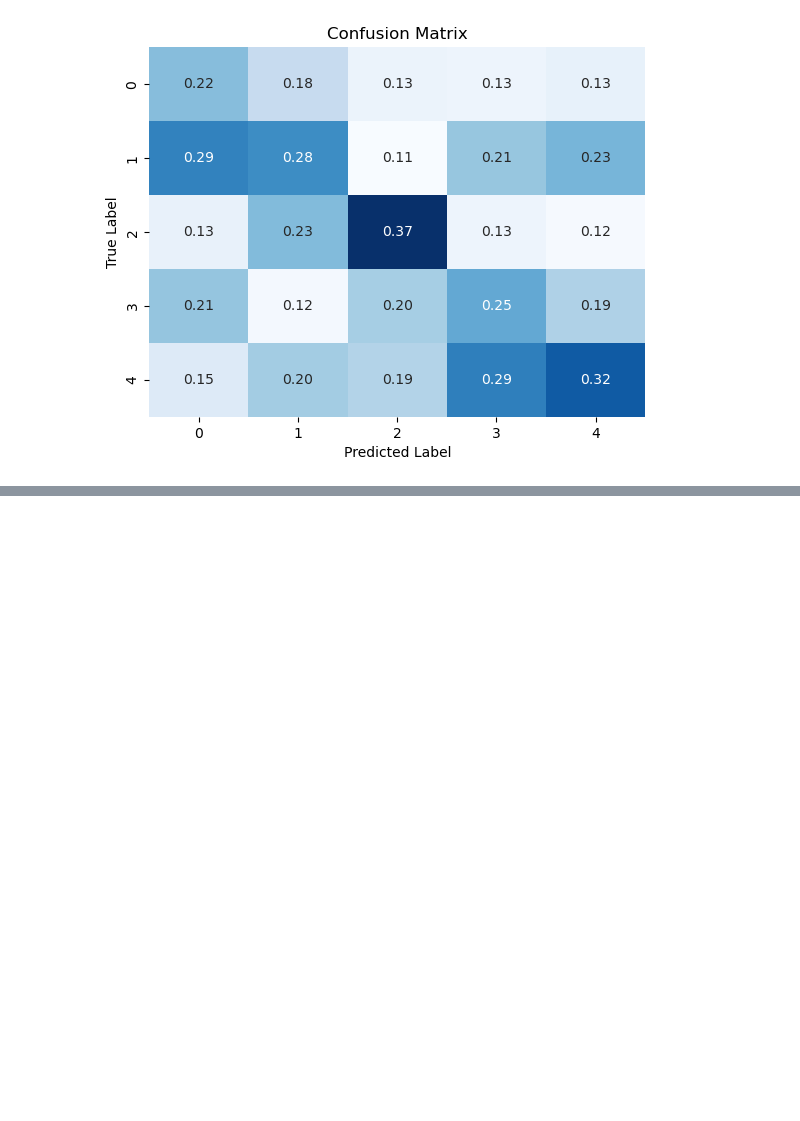
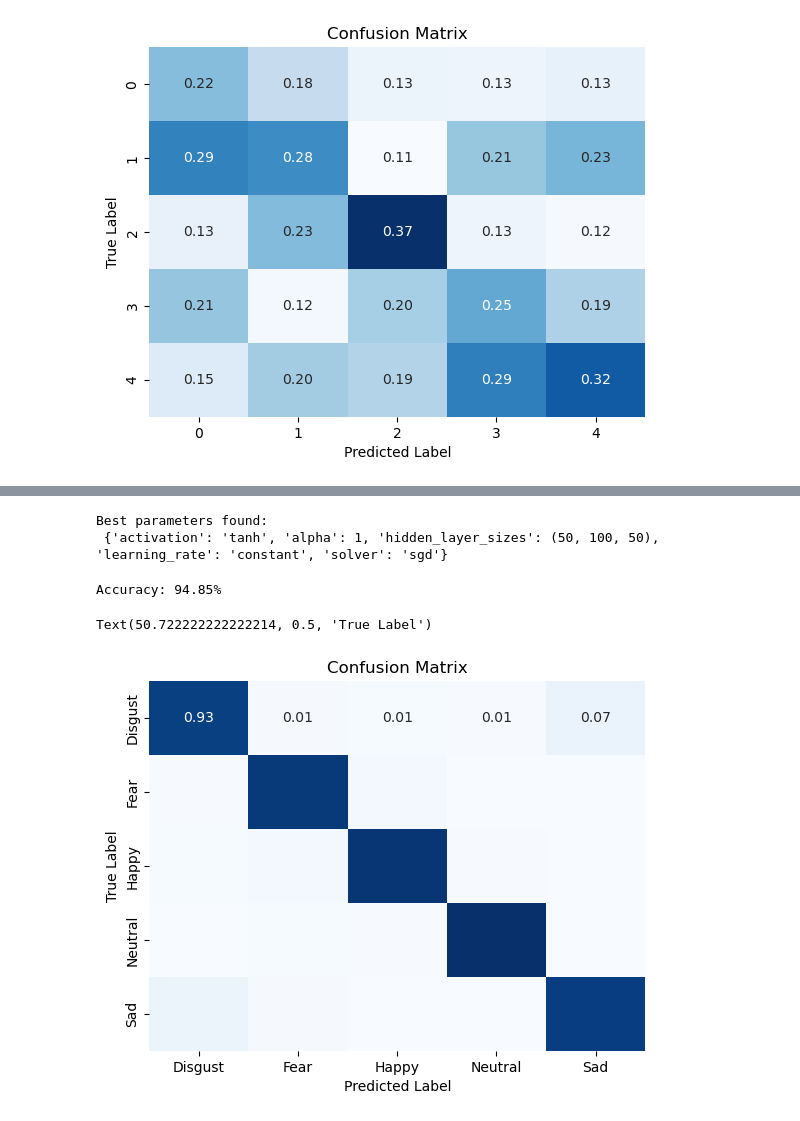
Before and after one commit to cmanna75/EEG, a Jupyter notebook: EEG_Emotion_Prediction.ipynb, the cells around one changed output, grey strips where cells are left out. Cells and saved outputs as stored; diff of their text form; code cells hidden in the pictures; blank space fills up the shorter version.

```diff
--- a/EEG_Emotion_Prediction.ipynb
+++ b/EEG_Emotion_Prediction.ipynb
@@ -260,0 +277,4 @@ Accuracy: 29.47%
+# %%
+condition = df['Subject'] == 1
+subject_df = df[condition]
+subject_df
@@ -260,0 +325,65 @@ Accuracy: 29.47%
+# %%
+#MLP Hyper Parameter Tuning
+mlp = MLPClassifier(max_iter=250)
+parameter_space = {
+    'hidden_layer_sizes': [(50,50,50), (50,100,50), (100,)],
+    'activation': ['tanh', 'relu'],
+    'solver': ['sgd', 'adam'],
+    'alpha': [0.0001, 1],
+    'learning_rate': ['constant','adaptive'],
+}
+kf = StratifiedGroupKFold(n_splits=3)
+clf = GridSearchCV(mlp, parameter_space, n_jobs=-1, cv=kf.split(X_train_pca, y_train, groups=groups))
+clf.fit(X_train_pca, y_train)
+# Best paramete set
+print('Best parameters found:\n', clf.best_params_)
+
+# All results
+means = clf.cv_results_['mean_test_score']
+stds = clf.cv_results_['std_test_score']
+#ofr mean, std, params in zip(means, stds, clf.cv_results_['params']):
+ #   print("%0.3f (+/-%0.03f) for %r" % (mean, std * 2, params))
+# %% [output]
+Best parameters found:
+ {'activation': 'tanh', 'alpha': 1, 'hidden_layer_sizes': (50, 100, 50), 'learning_rate': 'constant', 'solver': 'sgd'}
+# %%
+best_params =   clf.best_params_
+# Create an MLP classifier with the best hyperparameters
+mlp_model = MLPClassifier(**best_params)
+
+
+mlp_model.fit(X_train_pca, y_train)
+
+# Make predictions on the test set
+y_pred = mlp_model.predict(X_train_pca)
+
+
+# Evaluate the model
+accuracy = accuracy_score(y_train, y_pred)
+print(f'Accuracy: {accuracy * 100:.2f}%')
+
+
+# Get unique class labels
+classes = sorted(set(y_train))
+
+
+conf_mat = confusion_matrix(y_train, y_pred)
+
+# Create a DataFrame for the confusion matrix with class names
+conf_mat_df = pd.DataFrame(conf_mat, index=classes, columns=classes)
+
+# Compute percentage of correct predictions for each column
+column_sums = conf_mat_df.sum(axis=0)
+percent_correct = conf_mat_df / column_sums
+
+# Plot confusion matrix
+sns.heatmap(percent_correct, annot=True, fmt='.2f', cmap='Blues', cbar=False)
+#plt.imshow(conf_mat, interpolation='nearest', cmap=plt.cm.Blues)
+plt.title('Confusion Matrix')
+#plt.colorbar()
+plt.xlabel('Predicted Label')
+plt.ylabel('True Label')
+# %% [output]
+Accuracy: 94.85%
+Text(50.722222222222214, 0.5, 'True Label')
+[figure, added]
```
Also changed, not shown: parts of 29 cells of this notebook.
